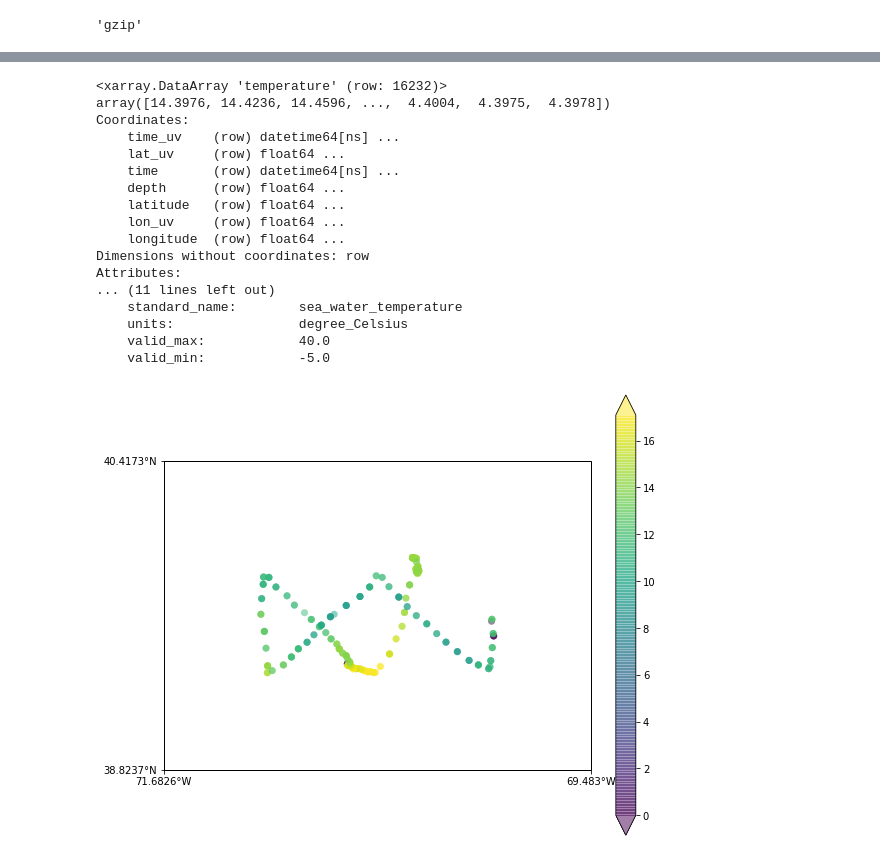
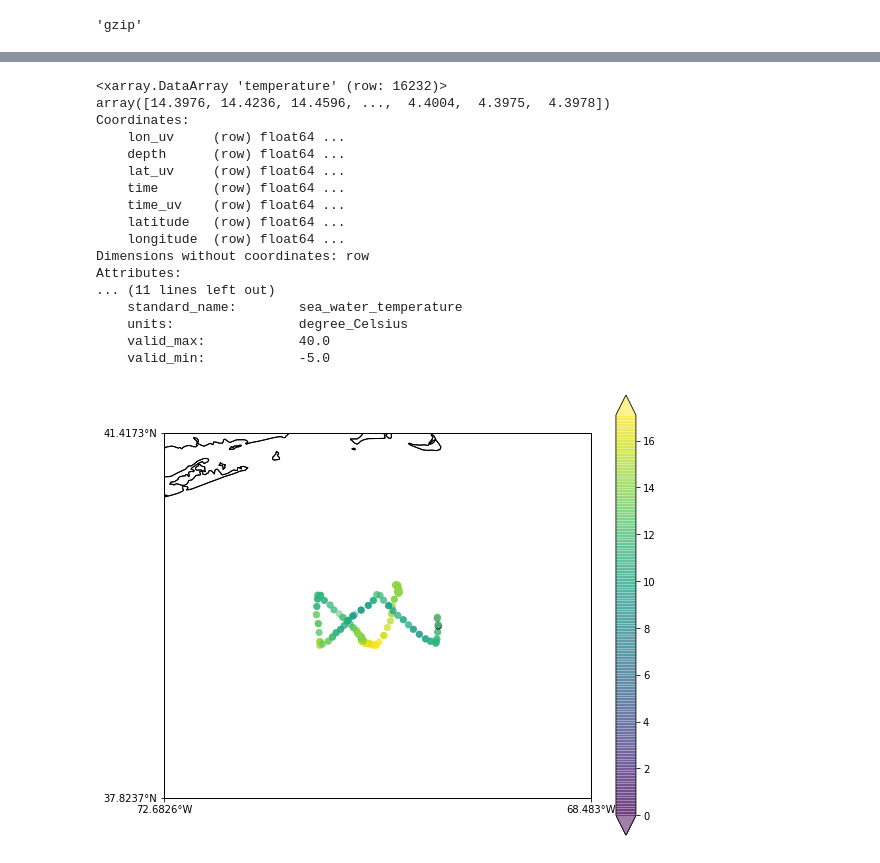
Before and after one commit to ioos/erddapy, a Jupyter notebook: notebooks/quick_intro.ipynb, the cells around one changed output, grey strips where cells are left out. Cells and saved outputs as stored; diff of their text form; code cells hidden in the pictures.

Commit message:
Add to_pandas and to_xarray methods

```diff
--- a/notebooks/quick_intro.ipynb
+++ b/notebooks/quick_intro.ipynb
@@ -37,14 +37,11 @@ print(url)
 # %% [output]
 https://data.ioos.us/gliders/erddap/tabledap/blue-20160818T1448.csv?depth,latitude,longitude,salinity,temperature,time&time>=1468108800.0&time<=1486684800.0&latitude>=38.0&latitude<=41.0&longitude>=-7 ...
 # %%
-df = pd.read_csv(
-    url,
+df = e.to_pandas(
     index_col='time',
     parse_dates=True,
     skiprows=(1,)  # units information can be dropped.
-)
-
-df.dropna(inplace=True)
+).dropna()
 
 df.head()
 # %% [output]
@@ -434,12 +433,12 @@ The Pioneer Array is located off the coast of New England, south of Martha's Vin
 `open_dataset` will download a temporary file,
 so be careful with the constraints to avoid downloading several gigabytes!
 # %%
-download_url = e.get_download_url(
-    dataset_id='cp_336-20170116T1254',
-    response='nc',
-    variables=common_variables,
-    constraints=constraints,
-)
+e.dataset_id = 'cp_336-20170116T1254'
+e.response = 'nc'
+e.variables = common_variables
+e.constraints = constraints
+
+download_url = e.get_download_url()
 # %%
 import requests
 
@@ -502,0 +466,3 @@ Data variables:
+# %%
+ds = e.to_xarray(decode_times=False)
+ds
@@ -506,12 +510,12 @@ ds['temperature']
 <xarray.DataArray 'temperature' (row: 16232)>
 array([14.3976, 14.4236, 14.4596, ...,  4.4004,  4.3975,  4.3978])
 Coordinates:
-    time_uv    (row) datetime64[ns] ...
+    lon_uv     (row) float64 ...
+    depth      (row) float64 ...
     lat_uv     (row) float64 ...
-    time       (row) datetime64[ns] ...
-    depth      (row) float64 ...
+    time       (row) float64 ...
+    time_uv    (row) float64 ...
     latitude   (row) float64 ...
-    lon_uv     (row) float64 ...
     longitude  (row) float64 ...
 Dimensions without coordinates: row
 Attributes:
@@ -545,17 +549,19 @@ lat = lat[mask]
 # %%
 %matplotlib inline
 import matplotlib.pyplot as plt
 import cartopy.crs as ccrs
 
 
+dx = dy = 1.5
 extent = (
     ds.geospatial_lon_min-dx, ds.geospatial_lon_max+dx,
     ds.geospatial_lat_min-dy, ds.geospatial_lat_max+dy
 )
 fig, ax = make_map(extent)
 
 cs = ax.scatter(lon, lat, c=data, s=50, alpha=0.5, edgecolor='none')
 cbar = fig.colorbar(cs, orientation='vertical',
                     fraction=0.1, shrink=0.9, extend='both')
+ax.coastlines('10m');
 # %% [output]
-[figure, old version]
+[figure, new version]
```
Also changed, not shown: parts of 10 cells of this notebook, 1 other file.
